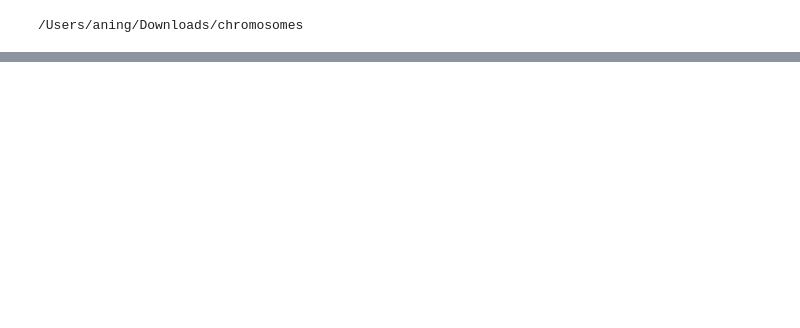
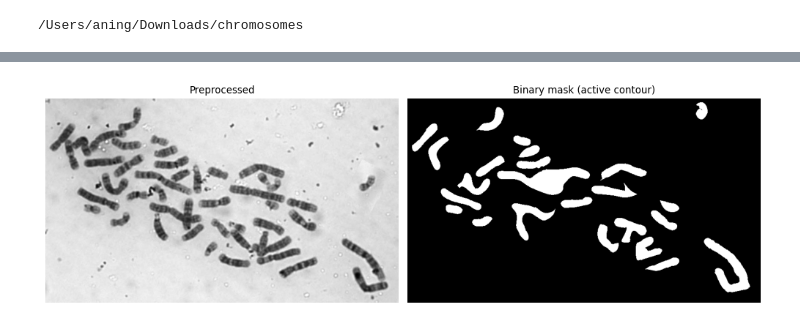
Before and after one commit to KojoAning/BME1433, a Jupyter notebook: bme.ipynb, the cells around one changed output, grey strips where cells are left out. Drawn from its saved outputs; the diff is of its cells as text; code cells hidden in the pictures; blank space fills up the shorter version.

```diff
--- a/bme.ipynb
+++ b/bme.ipynb
@@ -204,0 +52,4 @@ df.head()
+# %%
+mask = chromosome_mask_with_active_contour(img_24[5], plot=True)
+# %% [output]
+[figure, added]
```
Also changed, not shown: parts of 10 cells of this notebook, 3 other files.
